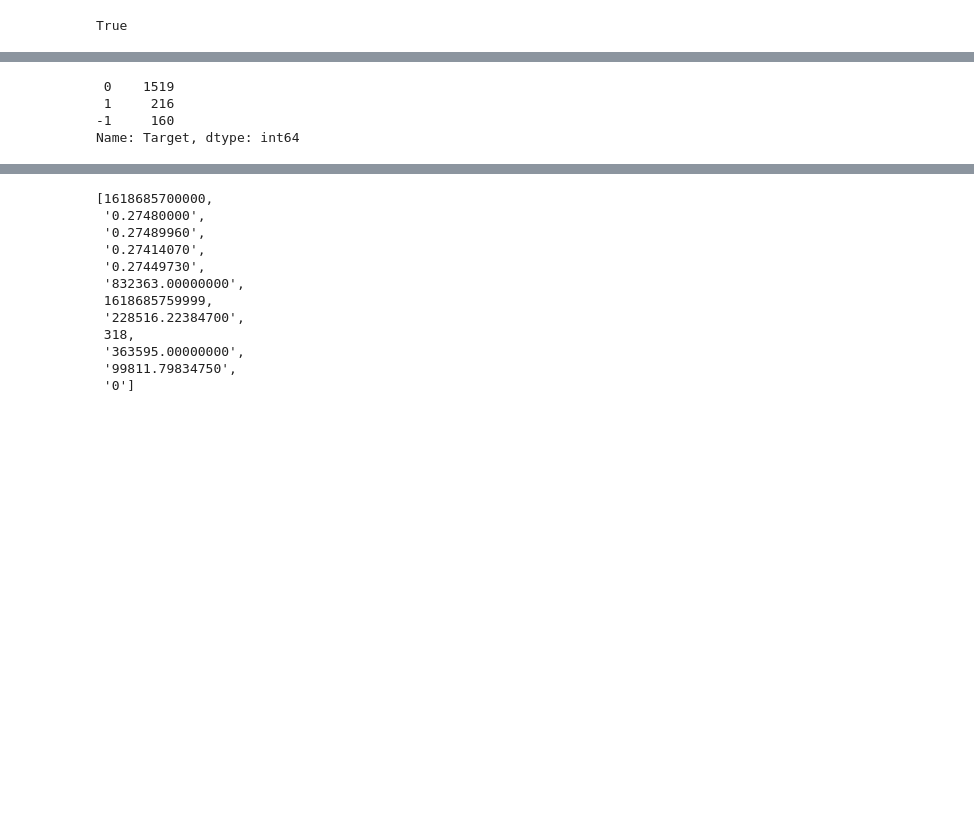
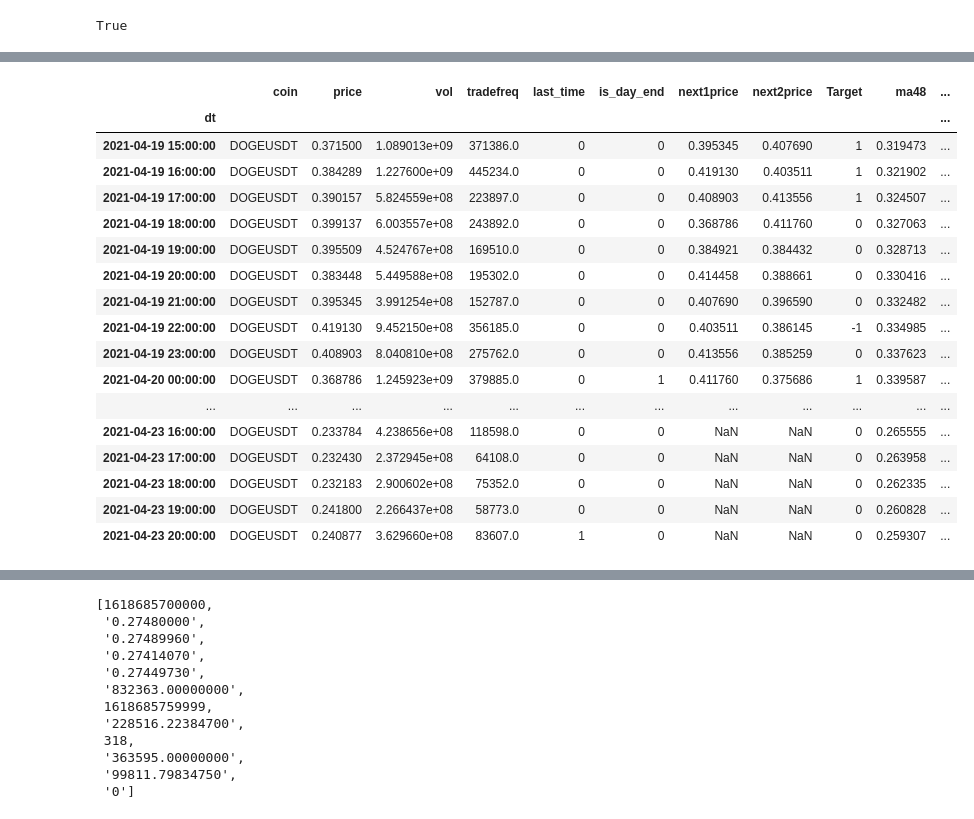
Before and after one commit to aalici/SmartCryptoSearchInTrends, a Jupyter notebook: binance_first.ipynb, the cells around one changed output, grey strips where cells are left out. Saved outputs shown, nothing was run; the diff lists cells and outputs as text; code cells hidden in the pictures; blank space fills up the shorter version.

```diff
--- a/binance_first.ipynb
+++ b/binance_first.ipynb
@@ -240,6 +246,6 @@ df_all_coins.tail()
 # %%
-df_all_coins["next1price"] = df_all_coins.groupby(['coin'])['price'].shift(-1)
-df_all_coins["next2price"] = df_all_coins.groupby(['coin'])['price'].shift(-2)
+df_all_coins["next1price"] = df_all_coins.groupby(['coin'])['price'].shift(-6)
+df_all_coins["next2price"] = df_all_coins.groupby(['coin'])['price'].shift(-12)
 
 df_all_coins["Target"] = 0
 
@@ -253,13 +259,42 @@ def set_target(row, margin):
         return 0
 
 
-
 df_all_coins.loc[df_all_coins.last_time == 0, "Target"] = \
         df_all_coins.loc[df_all_coins.last_time == 0, :].apply(lambda row: set_target(row, 0.05), axis = 1)
 # %%
-df_all_coins.loc[df_all_coins.coin == 'ETHUSDT', :].Target.value_counts()
+for coin in df_all_coins.coin.unique():
+    index_t = (df_all_coins.coin == coin)
+    df_all_coins.loc[index_t, 'ma48'] = btalib.sma(df_all_coins.loc[index_t, 'price'], period=48).df.values.tolist()
+    df_all_coins.loc[index_t, 'ma96'] = btalib.sma(df_all_coins.loc[index_t, 'price'], period=96).df.values.tolist()
+    df_all_coins.loc[index_t, 'ma124'] = btalib.sma(df_all_coins.loc[index_t, 'price'], period=96).df.values.tolist()
+    df_all_coins.loc[index_t, 'ma148'] = btalib.sma(df_all_coins.loc[index_t, 'price'], period=96).df.values.tolist()
+    df_all_coins.loc[index_t, 'rsi14'] = btalib.rsi(df_all_coins.loc[index_t, 'price'], period=14).df.values.tolist()
+    df_all_coins.loc[index_t, 'rsi28'] = btalib.rsi(df_all_coins.loc[index_t, 'price'], period=28).df.values.tolist()
+    df_all_coins.loc[index_t, 'rsi42'] = btalib.rsi(df_all_coins.loc[index_t, 'price'], period=42).df.values.tolist()
+    df_all_coins.loc[index_t, ["macd12", "signal12", "hist12"] ] = btalib.macd(df_all_coins.loc[index_t, 'price'], pfast=24, pslow=48, psignal=24).df.values.tolist()
+
+
+
+
+df_all_coins.loc[df_all_coins.coin == 'DOGEUSDT', :].Target.value_counts()
-# %% [output]
- 0    1519
- 1     216
--1     160
-Name: Target, dtype: int64
+# %%
+df_all_coins.loc[df_all_coins.coin == 'DOGEUSDT', :].tail(100)
+# %% [output]
+|  | coin | price | vol | tradefreq | last_time | is_day_end | next1price | next2price | Target | ma48 | ... |
+| dt |  |  |  |  |  |  |  |  |  |  | ... |
+| 2021-04-19 15:00:00 | DOGEUSDT | 0.371500 | 1.089013e+09 | 371386.0 | 0 | 0 | 0.395345 | 0.407690 | 1 | 0.319473 | ... |
+| 2021-04-19 16:00:00 | DOGEUSDT | 0.384289 | 1.227600e+09 | 445234.0 | 0 | 0 | 0.419130 | 0.403511 | 1 | 0.321902 | ... |
+| 2021-04-19 17:00:00 | DOGEUSDT | 0.390157 | 5.824559e+08 | 223897.0 | 0 | 0 | 0.408903 | 0.413556 | 1 | 0.324507 | ... |
+| 2021-04-19 18:00:00 | DOGEUSDT | 0.399137 | 6.003557e+08 | 243892.0 | 0 | 0 | 0.368786 | 0.411760 | 0 | 0.327063 | ... |
+| 2021-04-19 19:00:00 | DOGEUSDT | 0.395509 | 4.524767e+08 | 169510.0 | 0 | 0 | 0.384921 | 0.384432 | 0 | 0.328713 | ... |
+| 2021-04-19 20:00:00 | DOGEUSDT | 0.383448 | 5.449588e+08 | 195302.0 | 0 | 0 | 0.414458 | 0.388661 | 0 | 0.330416 | ... |
+| 2021-04-19 21:00:00 | DOGEUSDT | 0.395345 | 3.991254e+08 | 152787.0 | 0 | 0 | 0.407690 | 0.396590 | 0 | 0.332482 | ... |
+| 2021-04-19 22:00:00 | DOGEUSDT | 0.419130 | 9.452150e+08 | 356185.0 | 0 | 0 | 0.403511 | 0.386145 | -1 | 0.334985 | ... |
+| 2021-04-19 23:00:00 | DOGEUSDT | 0.408903 | 8.040810e+08 | 275762.0 | 0 | 0 | 0.413556 | 0.385259 | 0 | 0.337623 | ... |
+| 2021-04-20 00:00:00 | DOGEUSDT | 0.368786 | 1.245923e+09 | 379885.0 | 0 | 1 | 0.411760 | 0.375686 | 1 | 0.339587 | ... |
+| ... | ... | ... | ... | ... | ... | ... | ... | ... | ... | ... | ... |
+| 2021-04-23 16:00:00 | DOGEUSDT | 0.233784 | 4.238656e+08 | 118598.0 | 0 | 0 | NaN | NaN | 0 | 0.265555 | ... |
+| 2021-04-23 17:00:00 | DOGEUSDT | 0.232430 | 2.372945e+08 | 64108.0 | 0 | 0 | NaN | NaN | 0 | 0.263958 | ... |
+| 2021-04-23 18:00:00 | DOGEUSDT | 0.232183 | 2.900602e+08 | 75352.0 | 0 | 0 | NaN | NaN | 0 | 0.262335 | ... |
+| 2021-04-23 19:00:00 | DOGEUSDT | 0.241800 | 2.266437e+08 | 58773.0 | 0 | 0 | NaN | NaN | 0 | 0.260828 | ... |
+| 2021-04-23 20:00:00 | DOGEUSDT | 0.240877 | 3.629660e+08 | 83607.0 | 1 | 0 | NaN | NaN | 0 | 0.259307 | ... |
```
Also changed, not shown: parts of 12 cells of this notebook.
